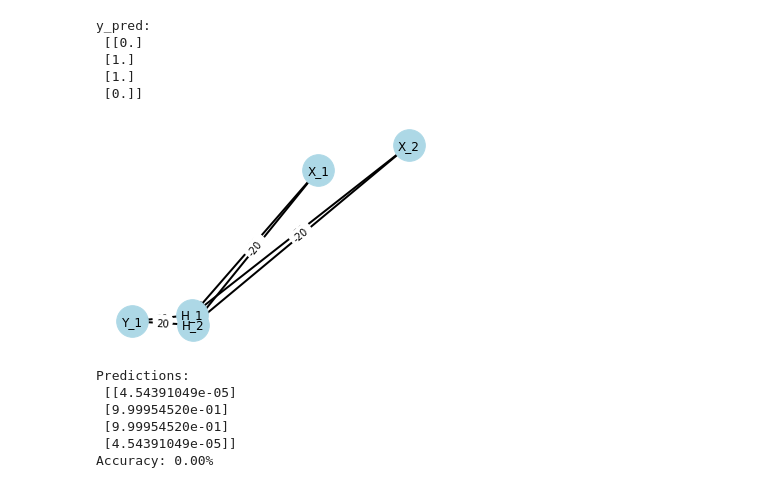
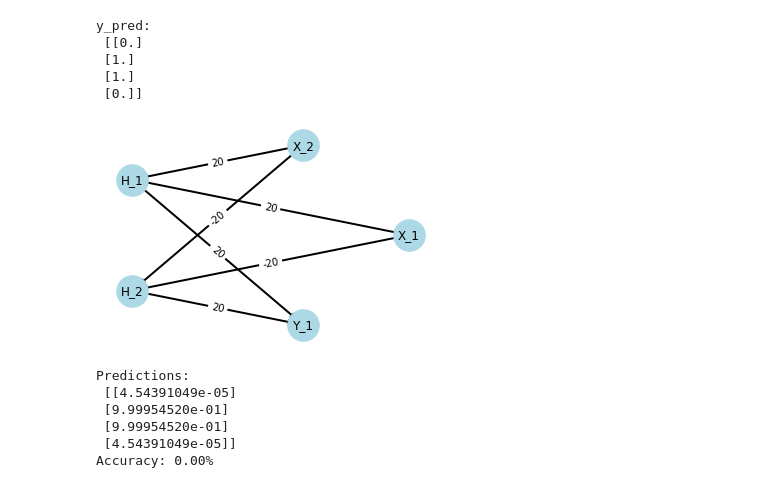
Before and after one commit to kibare/IF3270_ML_Tugas-Besar, a Jupyter notebook: Tubes_A/main.ipynb, the cells around one changed output. Cells and saved outputs as stored; diff of their text form; code cells hidden in the pictures.

```diff
--- a/Tubes_A/main.ipynb
+++ b/Tubes_A/main.ipynb
@@ -149,7 +149,7 @@ class FFNN:
                 G.add_edge(hidden_nodes[i], output_nodes[j], weight=self.weights[-1][i][j])
 
         # draw network
-        pos = nx.spring_layout(G)
+        pos = nx.circular_layout(G)
         nx.draw_networkx_nodes(G, pos, node_size=1000, node_color='lightblue')
         nx.draw_networkx_edges(G, pos, width=2, edge_color='black')
         nx.draw_networkx_edge_labels(G, pos, edge_labels=nx.get_edge_attributes(G, 'weight'))
@@ -163,34 +163,34 @@ def main():
     # load model
     # filename = input("Enter the filename: ")
     filename = 'sigmoid'
     model_path = filename + '.json'
     model = FFNN(model_path)
 
     # visualize input layer
     X = np.array([[0,0], [0,1], [1,0], [1,1]])
 
     # predict output
     y_pred = model.predict(X)
 
     # calculate accuracy
     y_true = np.array([1, 0, 0, 1])
     accuracy = model.acurracy(X, y_true)
 
     model.draw_network()
 
     # print predictions and accuracy
     print('Predictions: \n', y_pred)
     print('Accuracy: {:.2f}%'.format(accuracy*100))
 
 if __name__ == '__main__':
     main()
 # %% [output]
 y_pred:
  [[0.]
  [1.]
  [1.]
  [0.]]
-[figure, old version]
+[figure, new version]
 Predictions:
  [[4.54391049e-05]
  [9.99954520e-01]
```
Also changed, not shown: 1 other file.
